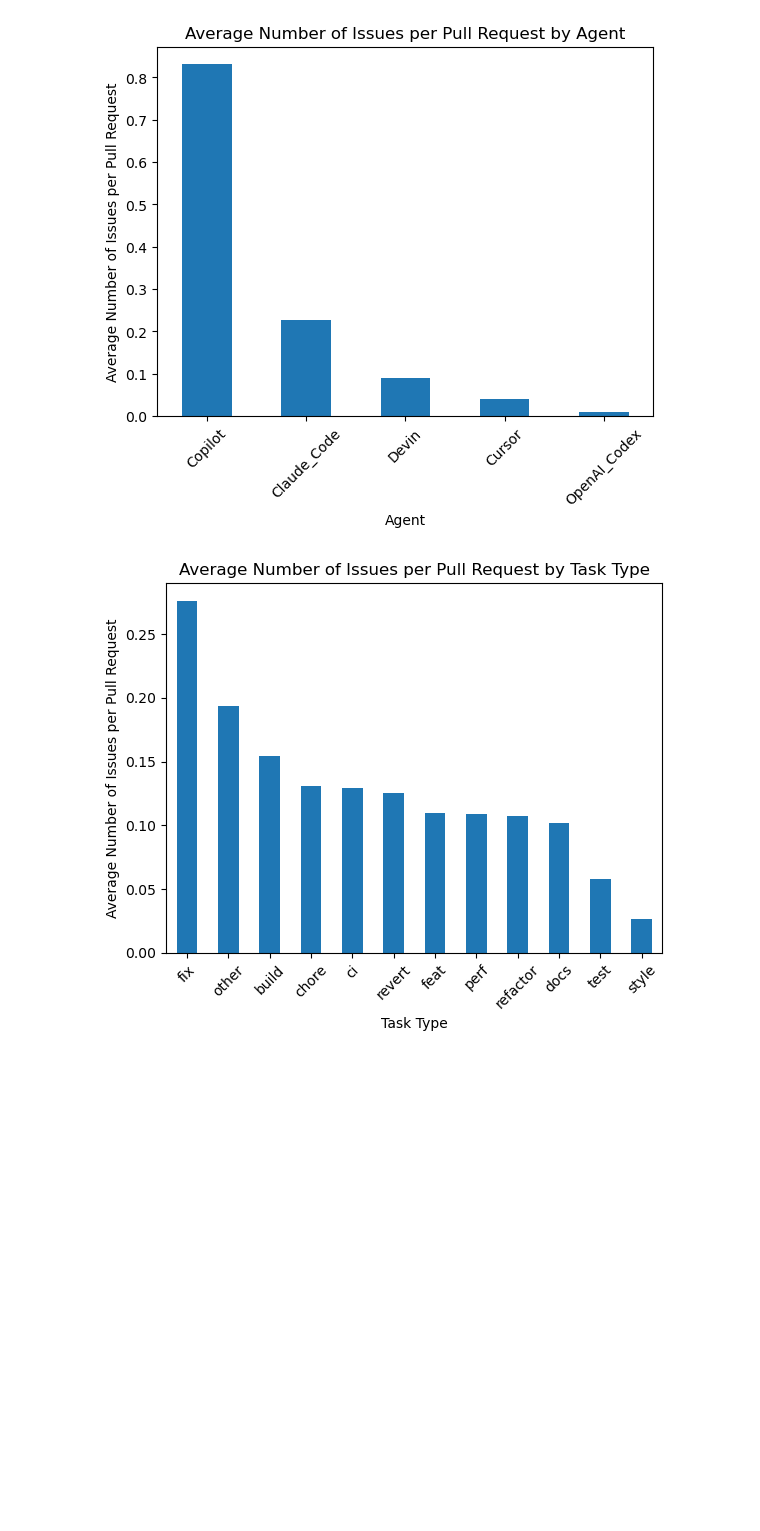
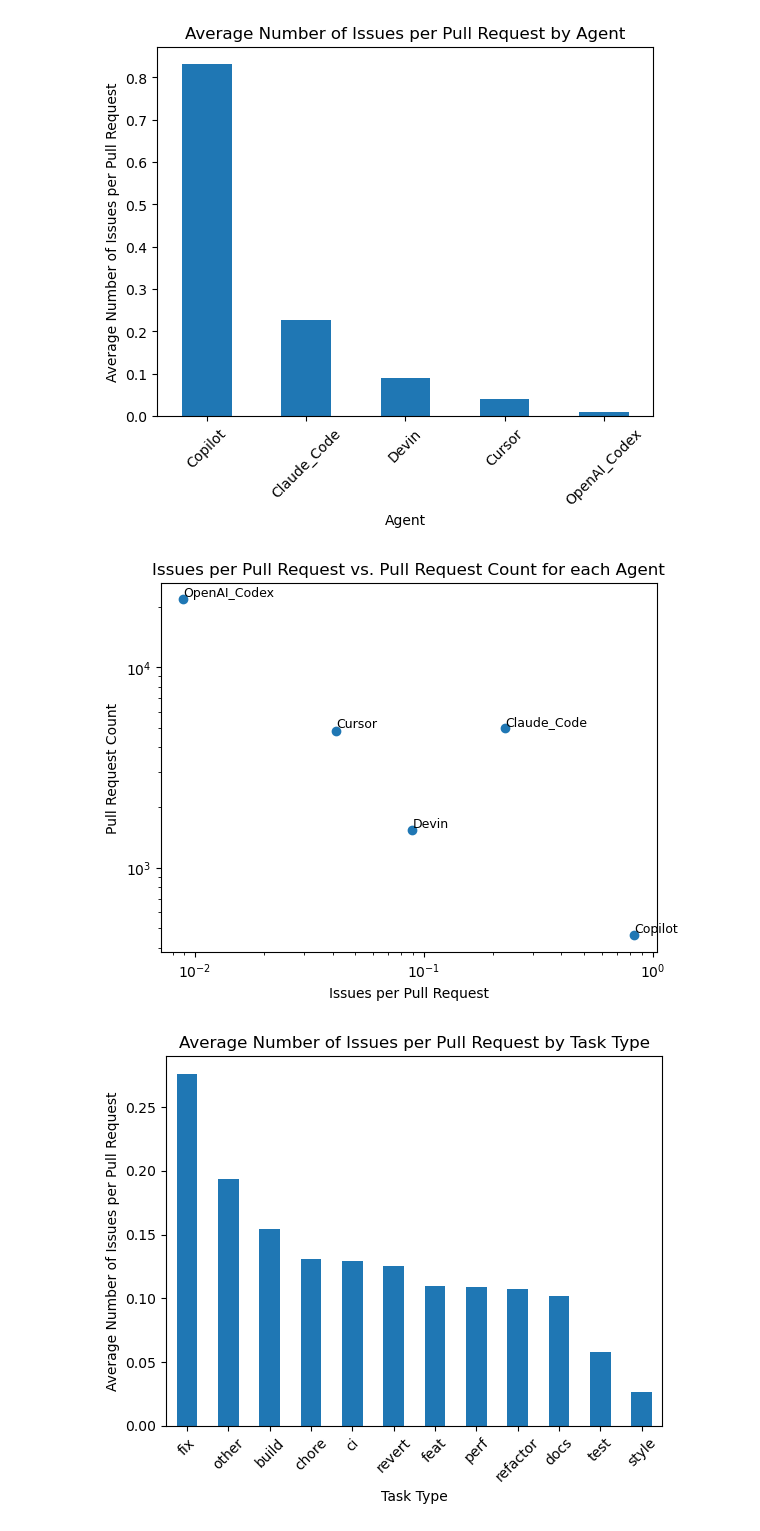
Before and after one commit to hua0-richard/data_542_project, a Jupyter notebook: RQ1.ipynb, the cells around one changed output. Cells and saved outputs as stored; diff of their text form; code cells hidden in the pictures; blank space fills up the shorter version.

Commit message:
adding RQ1 plot

```diff
--- a/RQ1.ipynb
+++ b/RQ1.ipynb
@@ -62,6 +62,28 @@ plt.xticks(rotation=45)
 plt.show()
 # %% [output]
 [figure]
+# %%
+# Plotting Issues per Pull Request vs. Pull Request Count for Each Agent
+
+by_agent["pr_count"] =  merged.groupby("agent").id.count().values
+
+plt.scatter(by_agent["issues_per_pr"], by_agent["pr_count"])
+
+# Adding annotations [ChatGPT helped]
+
+for i, row in by_agent.iterrows():
+    plt.text(row["issues_per_pr"], row["pr_count"], row["agent"], fontsize=9, ha='left', va='bottom')
+
+plt.title("Issues per Pull Request vs. Pull Request Count for Each Agent")
+plt.xlabel("Issues per Pull Request")
+plt.ylabel("Pull Request Count")
+
+plt.xscale("log")
+plt.yscale("log")
+
+plt.show()
+# %% [output]
+[figure, added]
 # %%
 # Plotting Average Issues per Pull Request by Task Type
 
```
